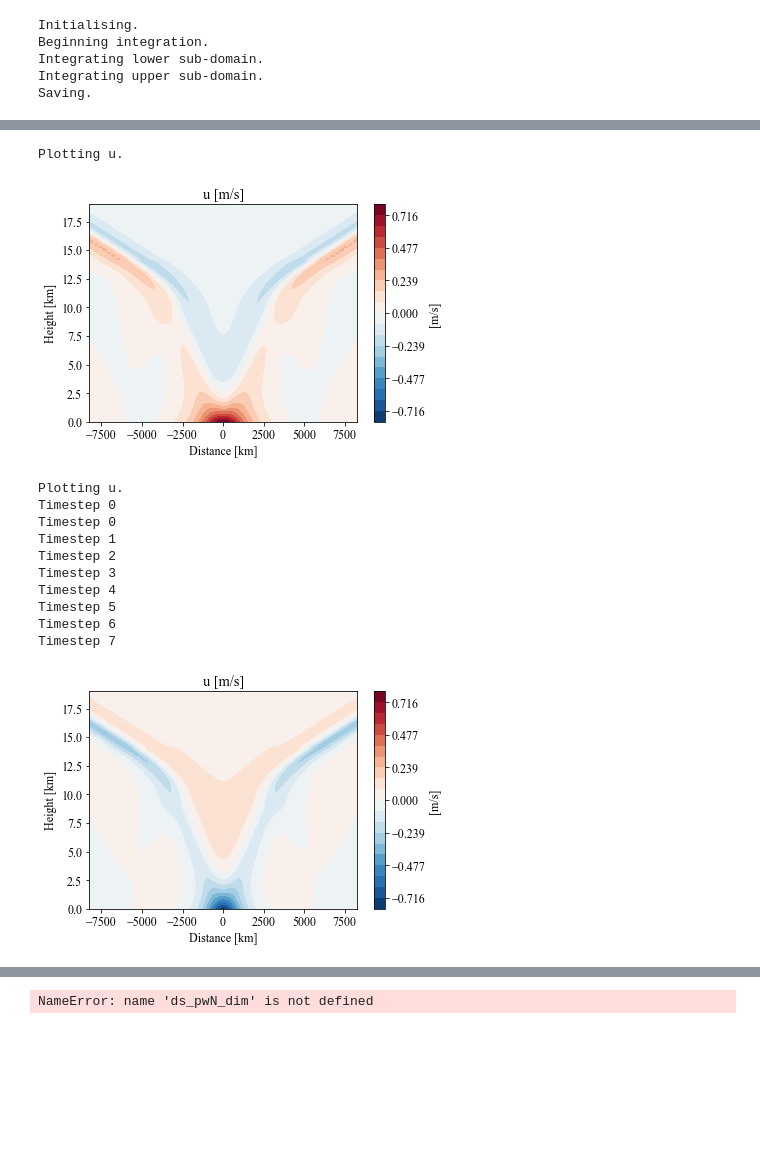
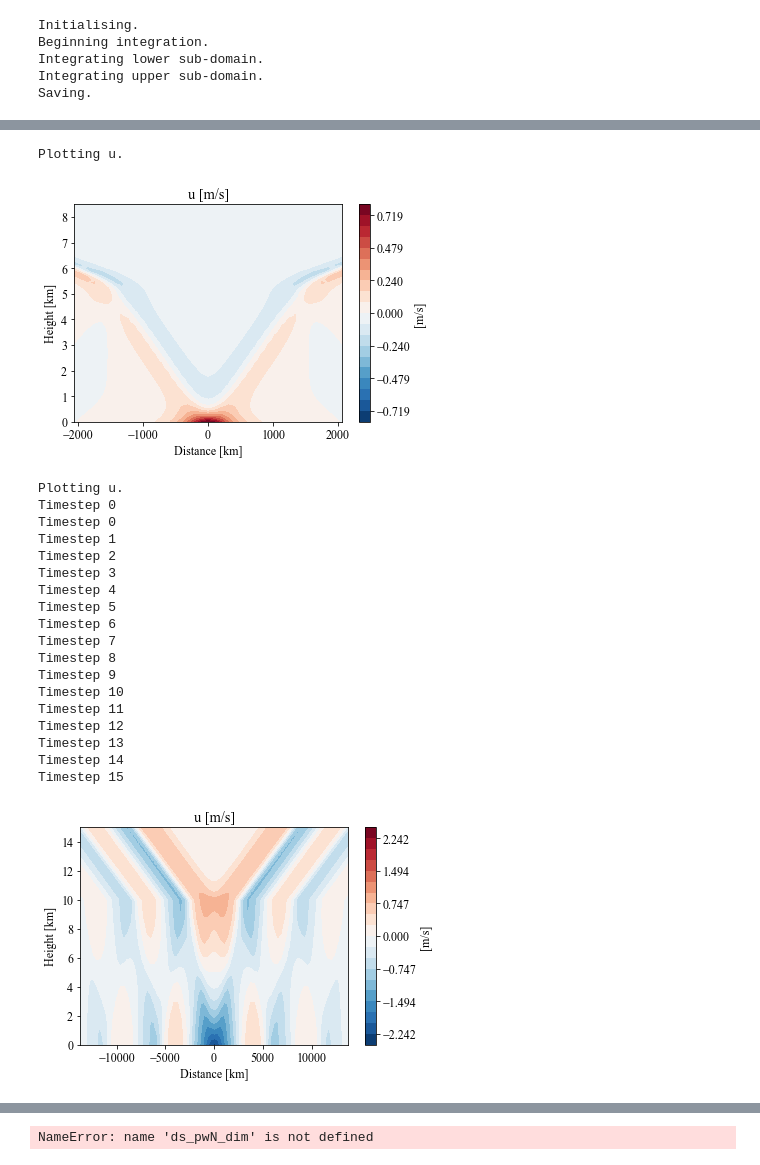
Before and after one commit to eshort0401/rotunno83, a Jupyter notebook: python_scripts/rotunno83.ipynb, the cells around one changed output, grey strips where cells are left out. Cells and saved outputs as stored; diff of their text form; code cells hidden in the pictures; blank space fills up the shorter version.

```diff
--- a/python_scripts/rotunno83.ipynb
+++ b/python_scripts/rotunno83.ipynb
@@ -44,7 +44,7 @@ Integrating upper sub-domain.
 Saving.
 # %%
 ds_pwN = rt.solve_piecewise_N(
-    xN=81, zN=41, tN=8, sN=1000, L=1.5, N=4, H1=6, save=False)
+    xN=81, zN=41, tN=16, sN=1000, L=1.5, N=4, H1=5, save=False)
 # %% [output]
 Initialising.
 Beginning integration.
@@ -54,7 +54,7 @@ Saving.
 # %%
 theta0=300
 N=0.02
-h=2000
+h=500
 delTheta=16
 latitude=0
 beta, Atilde, f, h = rt.calc_rotunno_parameters(
@@ -96,36 +92,44 @@ Plotting u.
 test = ds_cN_dim.sum(dim='mode', keep_attrs=True)
 # test = ds_cN.isel(mode=0)
 var='u'
-t=4
+t=1
 fig = rt.plotCont(test, var=var, t=t)[0]
 
 plt.savefig('/home/student.unimelb.edu.au/shorte1/Documents/phd/confirmation/soln_{}_{}.png'.format(var, t),
             dpi=200, bbox_inches='tight', facecolor='white')
 # %% [output]
 Plotting u.
-[figure, old version]
+[figure, new version]
 # %%
 # rt.animateCont(ds_channel_dim.sel(mode=[1,2,3]).sum(dim='mode', keep_attrs=True).squeeze(),var='theta_q')
 # rt.animateCont(ds_rotunno_dim, var='psi')
 
-rt.animateCont(ds_cN_dim.sel(mode=[1,2]).sum(dim='mode', keep_attrs=True).squeeze(), var='u')
+rt.animateCont(ds_pwN_dim.sel(mode=[1,2]).sum(dim='mode', keep_attrs=True).squeeze(), var='u')
 # rt.animateCont(ds_qian_dim.sel(mode=[1]).sum(dim='mode', keep_attrs=True).squeeze(),  var='theta_w')
 
 # rt.animateCont(ds_qian_dim.sum(dim='mode', keep_attrs=True).squeeze(),  var='theta_w')
 # rt.animateCont(ds_qian_dim.sel(mode=[2]).sum(dim='mode', keep_attrs=True).squeeze(),  var='psi')
 # for i in np.arange(1,7):
 #     rt.animateCont(ds_qian_dim.sel(submode=i),  var='bw')
 # rt.animateCont(ds_qian_dim.sel(submode=[2,3,4,5,6]).sum(dim='submode', keep_attrs=True).squeeze(),'bw')
 # rt.animateCont(ds_qian_dim.sel(mode=2).squeeze(),  var='psi')
 # %% [output]
 Plotting u.
 Timestep 0
 Timestep 0
 Timestep 1
 Timestep 2
 Timestep 3
 Timestep 4
 Timestep 5
 Timestep 6
 Timestep 7
+Timestep 8
+Timestep 9
+Timestep 10
+Timestep 11
+Timestep 12
+Timestep 13
+Timestep 14
+Timestep 15
-[figure, old version]
+[figure, new version]
```
Also changed, not shown: parts of 8 cells of this notebook, 3 other files.
